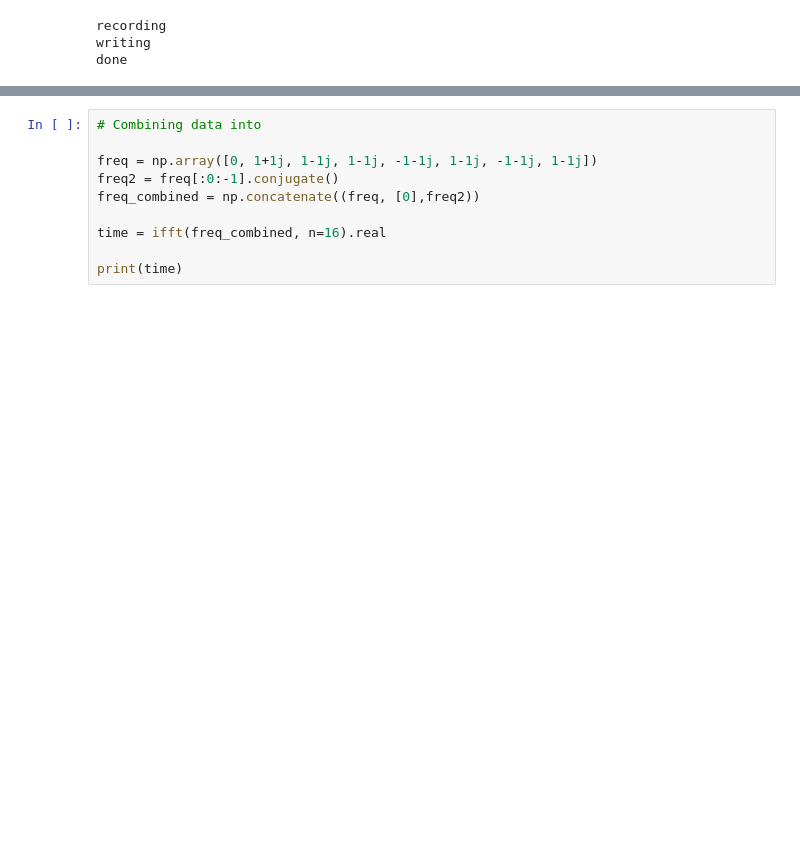
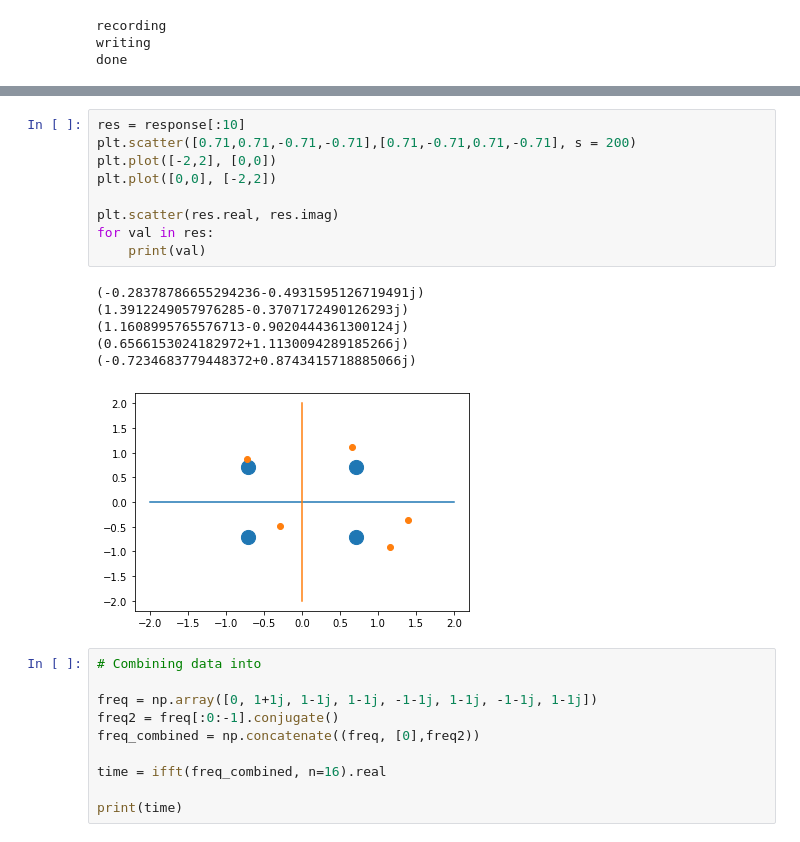
Before and after one commit to kaijunge/CleanNoise_GF3, a Jupyter notebook: Audio tests.ipynb, the cells around one changed output, grey strips where cells are left out. Drawn from its saved outputs; the diff is of its cells as text; blank space fills up the shorter version.

```diff
--- a/Audio tests.ipynb
+++ b/Audio tests.ipynb
@@ -337,3 +315,19 @@ print(out)'''
+# %%
+res = response[:10]
+plt.scatter([0.71,0.71,-0.71,-0.71],[0.71,-0.71,0.71,-0.71], s = 200)
+plt.plot([-2,2], [0,0])
+plt.plot([0,0], [-2,2])
+
+plt.scatter(res.real, res.imag)
+for val in res:
+    print(val)
+# %% [output]
+(-0.28378786655294236-0.4931595126719491j)
+(1.3912249057976285-0.3707172490126293j)
+(1.1608995765576713-0.9020444361300124j)
+(0.6566153024182972+1.1130094289185266j)
+(-0.7234683779448372+0.8743415718885066j)
+[figure, added]
 # %%
 # Combining data into
 
```
Also changed, not shown: parts of 14 cells of this notebook.
